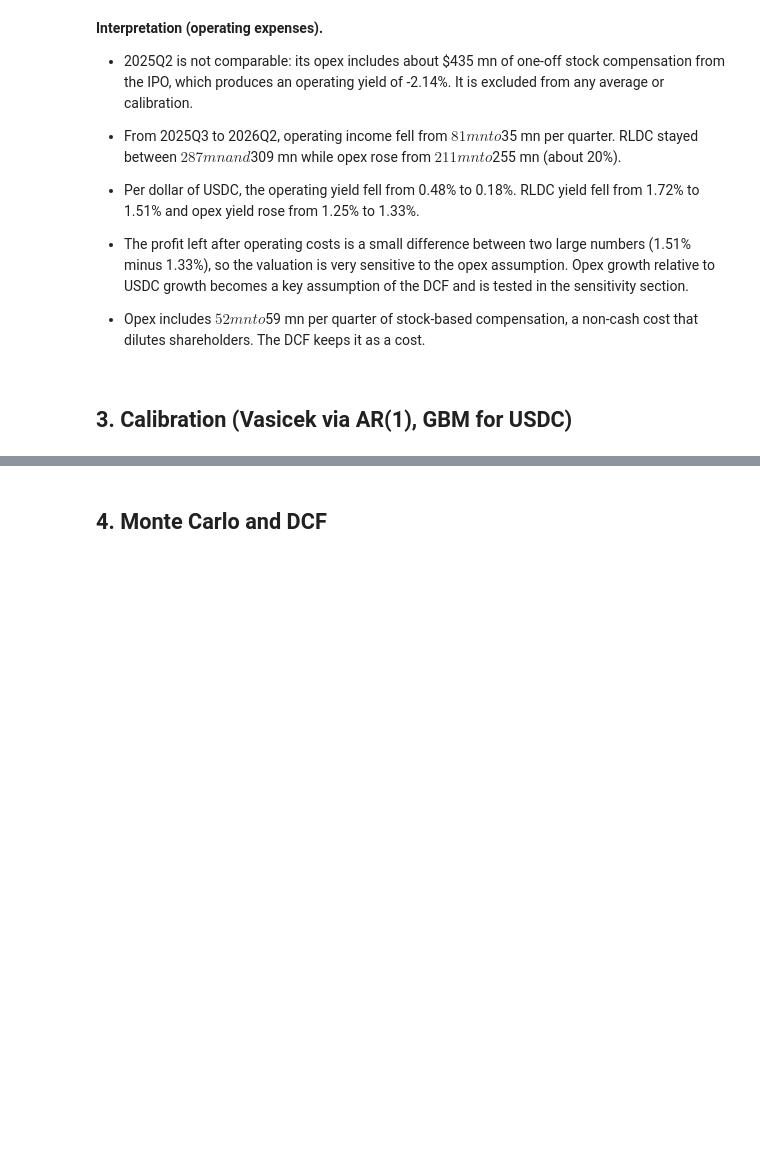
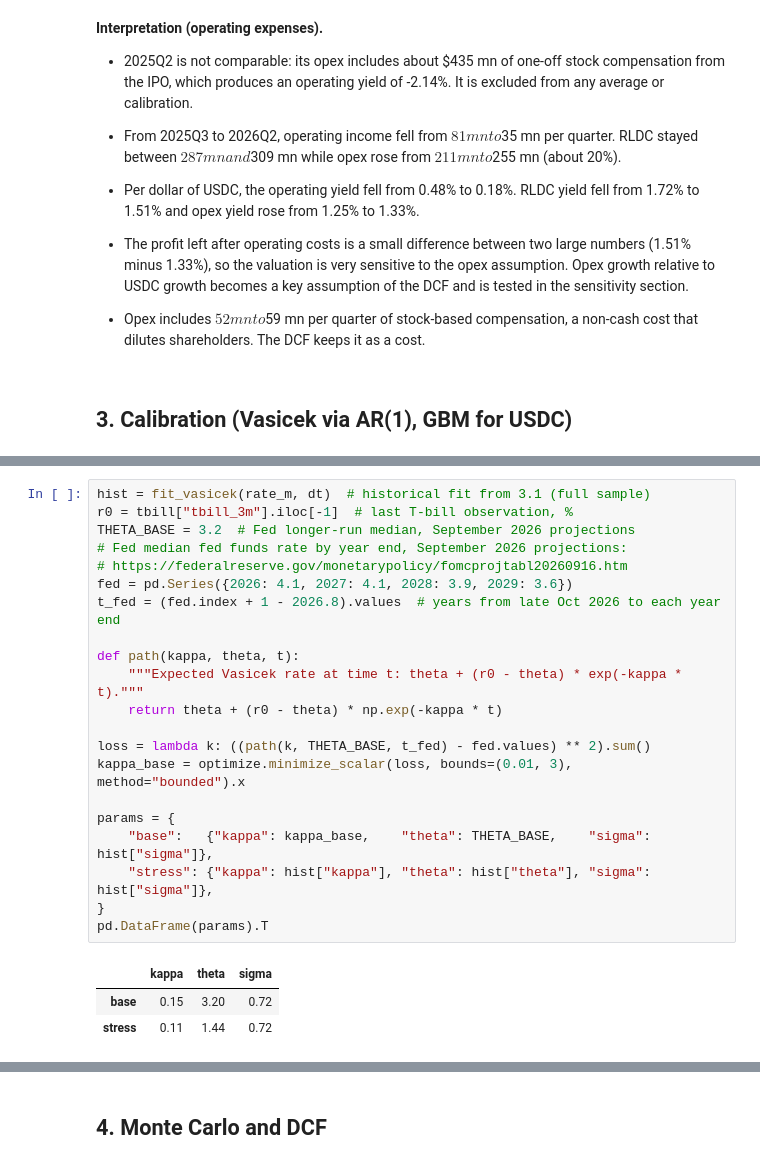
Before and after one commit to ChristopheAbelem/circle-valuation, a Jupyter notebook: notebooks/circle_valuation.ipynb, the cells around one changed output, grey strips where cells are left out. Drawn from its saved outputs; the diff is of its cells as text; blank space fills up the shorter version.

```diff
--- a/notebooks/circle_valuation.ipynb
+++ b/notebooks/circle_valuation.ipynb
@@ -311,0 +342,25 @@ uq[["rldc", "opex", "operating_income", "rldc_yield_pct", "opex_yield_pct", "ope
+# %%
+hist = fit_vasicek(rate_m, dt)  # historical fit from 3.1 (full sample)
+r0 = tbill["tbill_3m"].iloc[-1]  # last T-bill observation, %
+THETA_BASE = 3.2  # Fed longer-run median, September 2026 projections
+# Fed median fed funds rate by year end, September 2026 projections:
+# https://federalreserve.gov/monetarypolicy/fomcprojtabl20260916.htm
+fed = pd.Series({2026: 4.1, 2027: 4.1, 2028: 3.9, 2029: 3.6})
+t_fed = (fed.index + 1 - 2026.8).values  # years from late Oct 2026 to each year end
+
+def path(kappa, theta, t):
+    """Expected Vasicek rate at time t: theta + (r0 - theta) * exp(-kappa * t)."""
+    return theta + (r0 - theta) * np.exp(-kappa * t)
+
+loss = lambda k: ((path(k, THETA_BASE, t_fed) - fed.values) ** 2).sum()
+kappa_base = optimize.minimize_scalar(loss, bounds=(0.01, 3), method="bounded").x
+
+params = {
+    "base":   {"kappa": kappa_base,    "theta": THETA_BASE,    "sigma": hist["sigma"]},
+    "stress": {"kappa": hist["kappa"], "theta": hist["theta"], "sigma": hist["sigma"]},
+}
+pd.DataFrame(params).T
+# %% [output]
+|  | kappa | theta | sigma |
+| base | 0.15 | 3.20 | 0.72 |
+| stress | 0.11 | 1.44 | 0.72 |
```
Also changed, not shown: parts of 14 cells of this notebook.
